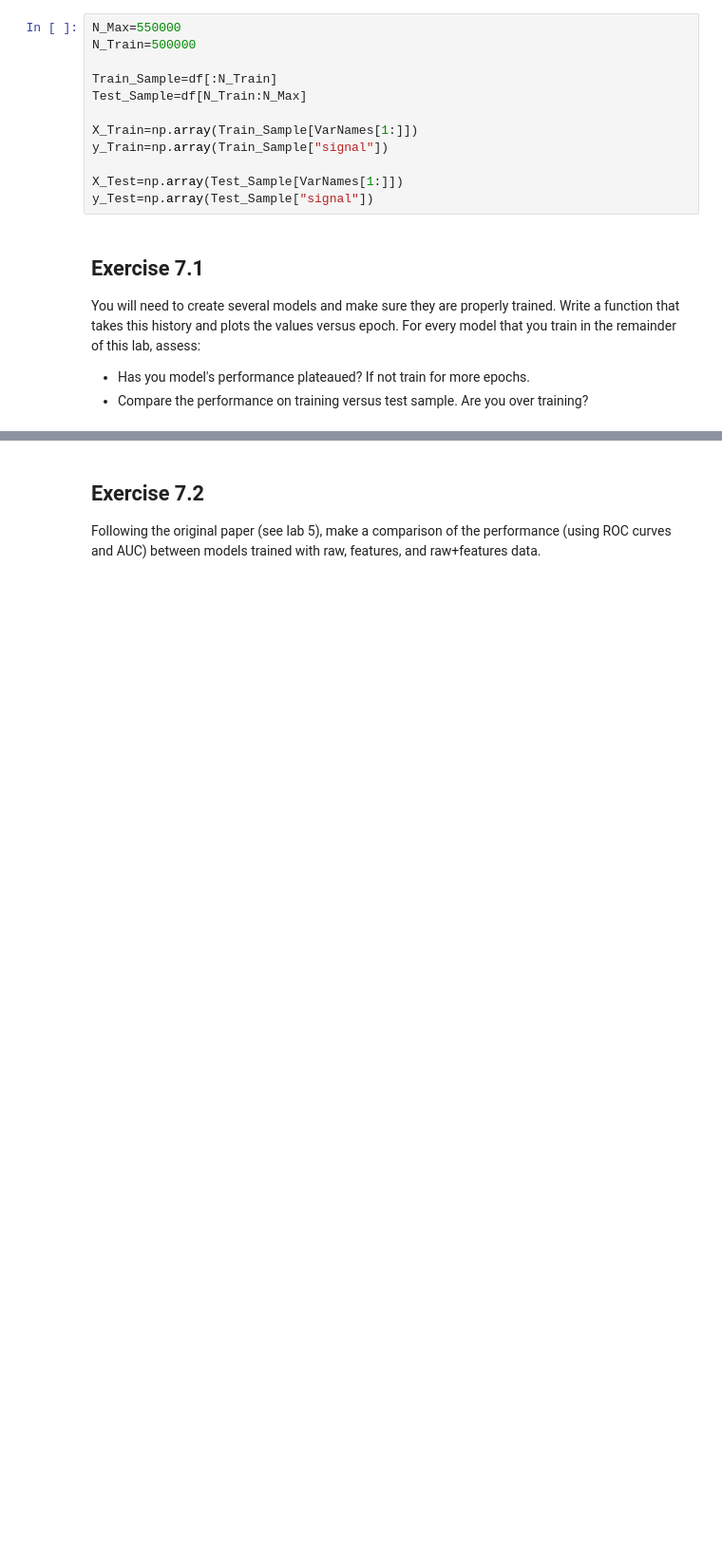
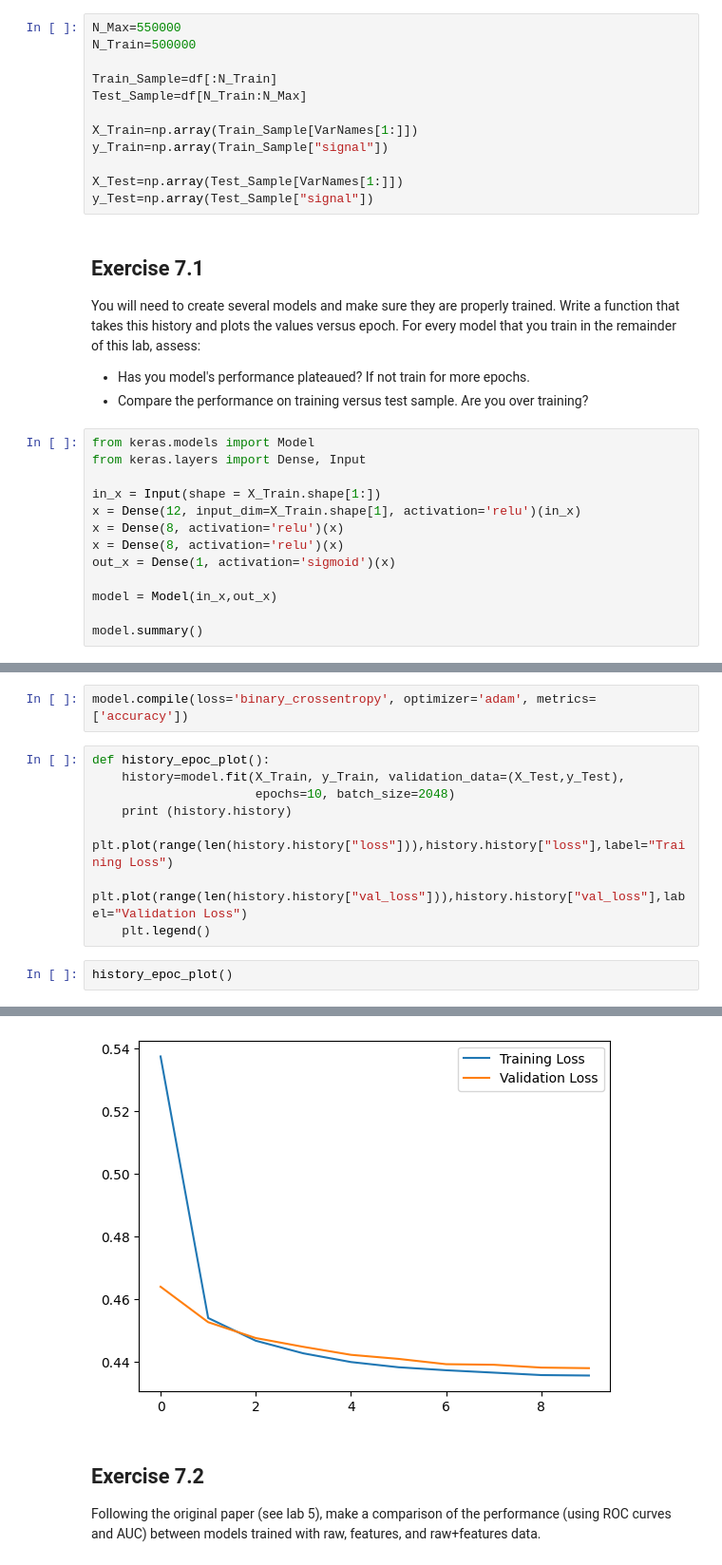
Before and after one commit to efazHossain/DATA-3402-efazh, a Jupyter notebook: Labs/Lab.7/Lab.7.ipynb, the cells around one changed output, grey strips where cells are left out. Shown at 95% size. Cells and saved outputs as stored; diff of their text form; blank space fills up the shorter version.

```diff
--- a/Labs/Lab.7/Lab.7.ipynb
+++ b/Labs/Lab.7/Lab.7.ipynb
@@ -39,3 +39,16 @@ You will need to create several models and make sure they are properly trained.
 
 * Has you model's performance plateaued? If not train for more epochs.
 * Compare the performance on training versus test sample. Are you over training?
+# %%
+from keras.models import Model
+from keras.layers import Dense, Input
+
+in_x = Input(shape = X_Train.shape[1:])
+x = Dense(12, input_dim=X_Train.shape[1], activation='relu')(in_x)
+x = Dense(8, activation='relu')(x)
+x = Dense(8, activation='relu')(x)
+out_x = Dense(1, activation='sigmoid')(x)
+
+model = Model(in_x,out_x)
+
+model.summary()
@@ -41,0 +75,13 @@ You will need to create several models and make sure they are properly trained.
+# %%
+model.compile(loss='binary_crossentropy', optimizer='adam', metrics=['accuracy'])
+# %%
+def history_epoc_plot():
+    history=model.fit(X_Train, y_Train, validation_data=(X_Test,y_Test),
+                      epochs=10, batch_size=2048)
+    print (history.history)
+    plt.plot(range(len(history.history["loss"])),history.history["loss"],label="Training Loss")
+    plt.plot(range(len(history.history["val_loss"])),history.history["val_loss"],label="Validation Loss")
+    plt.legend()
+# %%
+history_epoc_plot()
+# %% [output]
@@ -42,3 +105,4 @@ You will need to create several models and make sure they are properly trained.
+[figure, added]
 # %% [markdown]
 ## Exercise 7.2
 
```
Also changed, not shown: parts of 5 cells of this notebook, 3 other files.
